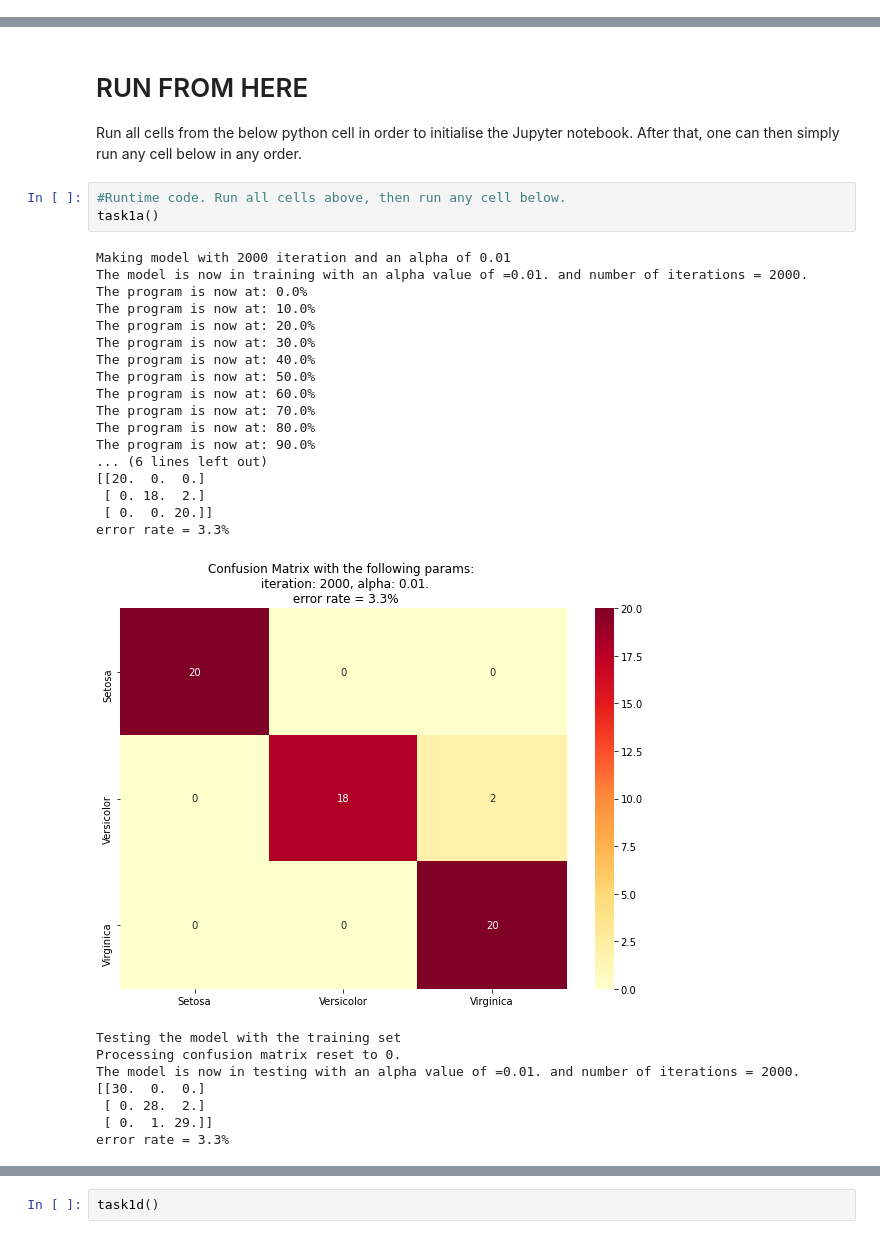
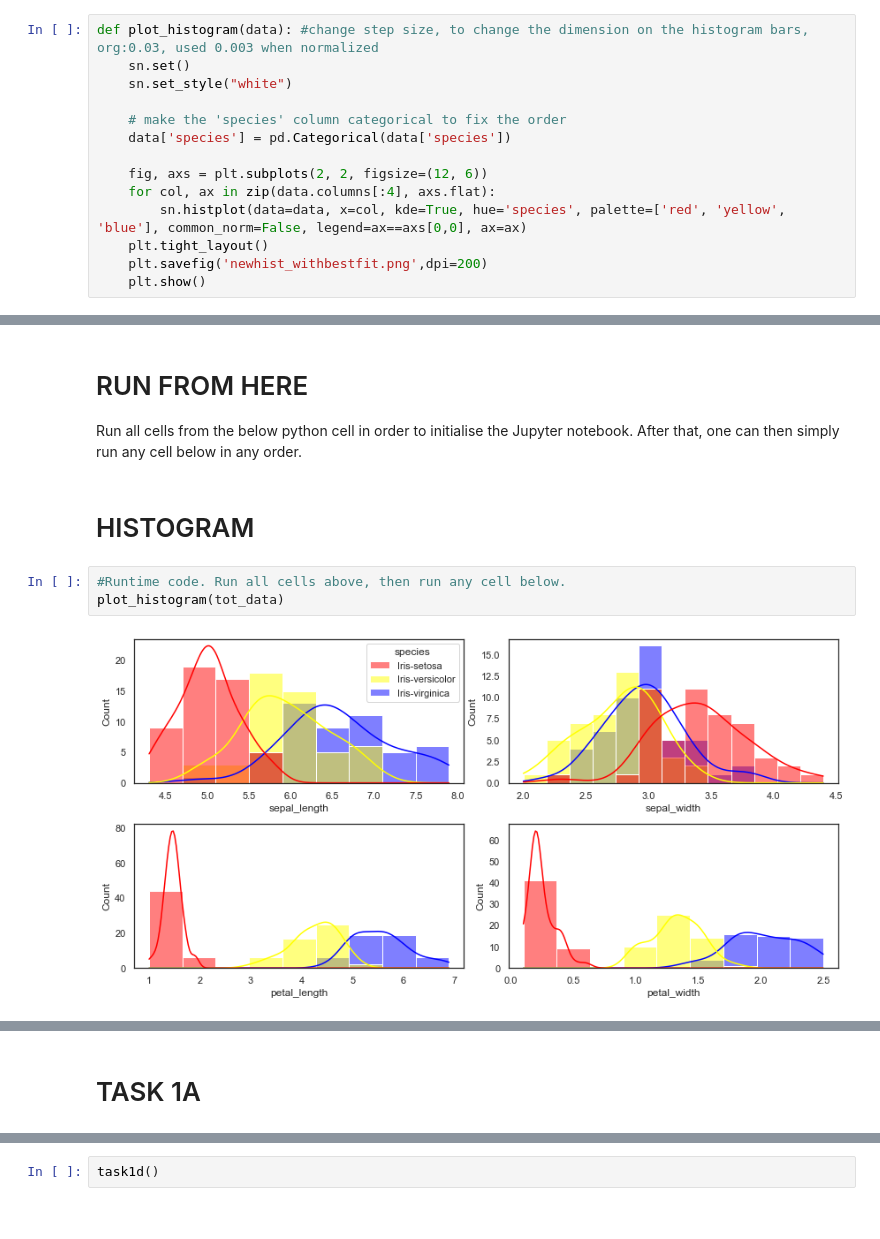
Before and after one commit to rizqiwahyudin/IRIS, a Jupyter notebook: iris_class.ipynb, the cells around one changed output, grey strips where cells are left out. Saved outputs shown, nothing was run; the diff lists cells and outputs as text.

```diff
--- a/iris_class.ipynb
+++ b/iris_class.ipynb
@@ -342,3 +346,17 @@ alphas = [0.01]
+# %%
+def plot_histogram(data): #change step size, to change the dimension on the histogram bars, org:0.03, used 0.003 when normalized
+    sn.set()
+    sn.set_style("white")
+
+    # make the 'species' column categorical to fix the order
+    data['species'] = pd.Categorical(data['species'])
+
+    fig, axs = plt.subplots(2, 2, figsize=(12, 6))
+    for col, ax in zip(data.columns[:4], axs.flat):
+        sn.histplot(data=data, x=col, kde=True, hue='species', palette=['red', 'yellow', 'blue'], common_norm=False, legend=ax==axs[0,0], ax=ax)
+    plt.tight_layout()
+    plt.savefig('newhist_withbestfit.png',dpi=200)
+    plt.show()
 # %% [markdown]
 # Task 1a
 # %%
@@ -598,32 +616,10 @@ def task2b_2_1(s=False):
 # %% [markdown]
 # RUN FROM HERE
 Run all cells from the below python cell in order to initialise the Jupyter notebook. After that, one can then simply run any cell below in any order.
+# %% [markdown]
+# HISTOGRAM
 # %%
 #Runtime code. Run all cells above, then run any cell below.
-task1a()
+plot_histogram(tot_data)
 # %% [output]
-Making model with 2000 iteration and an alpha of 0.01
-The model is now in training with an alpha value of =0.01. and number of iterations = 2000.
-The program is now at: 0.0%
-The program is now at: 10.0%
-The program is now at: 20.0%
-The program is now at: 30.0%
-The program is now at: 40.0%
-The program is now at: 50.0%
-The program is now at: 60.0%
-The program is now at: 70.0%
-The program is now at: 80.0%
-The program is now at: 90.0%
-... (6 lines left out)
-[[20.  0.  0.]
- [ 0. 18.  2.]
- [ 0.  0. 20.]]
-error rate = 3.3%
-[figure, old version]
+[figure, new version]
-Testing the model with the training set
-Processing confusion matrix reset to 0.
-The model is now in testing with an alpha value of =0.01. and number of iterations = 2000.
-[[30.  0.  0.]
- [ 0. 28.  2.]
- [ 0.  1. 29.]]
-error rate = 3.3%
@@ -631,0 +626,2 @@ error rate = 3.3%
+# %% [markdown]
+# TASK 1A
```
Also changed, not shown: parts of 13 cells of this notebook, 2 other files.
